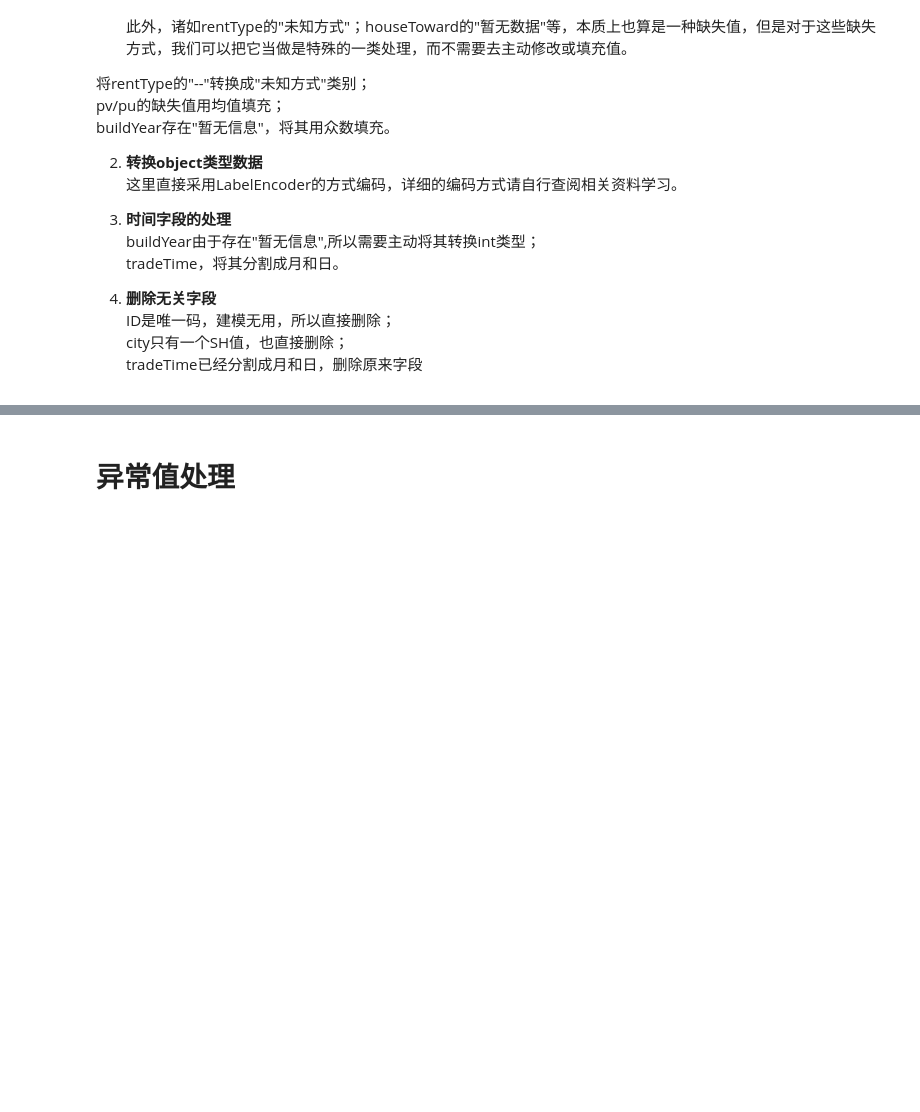
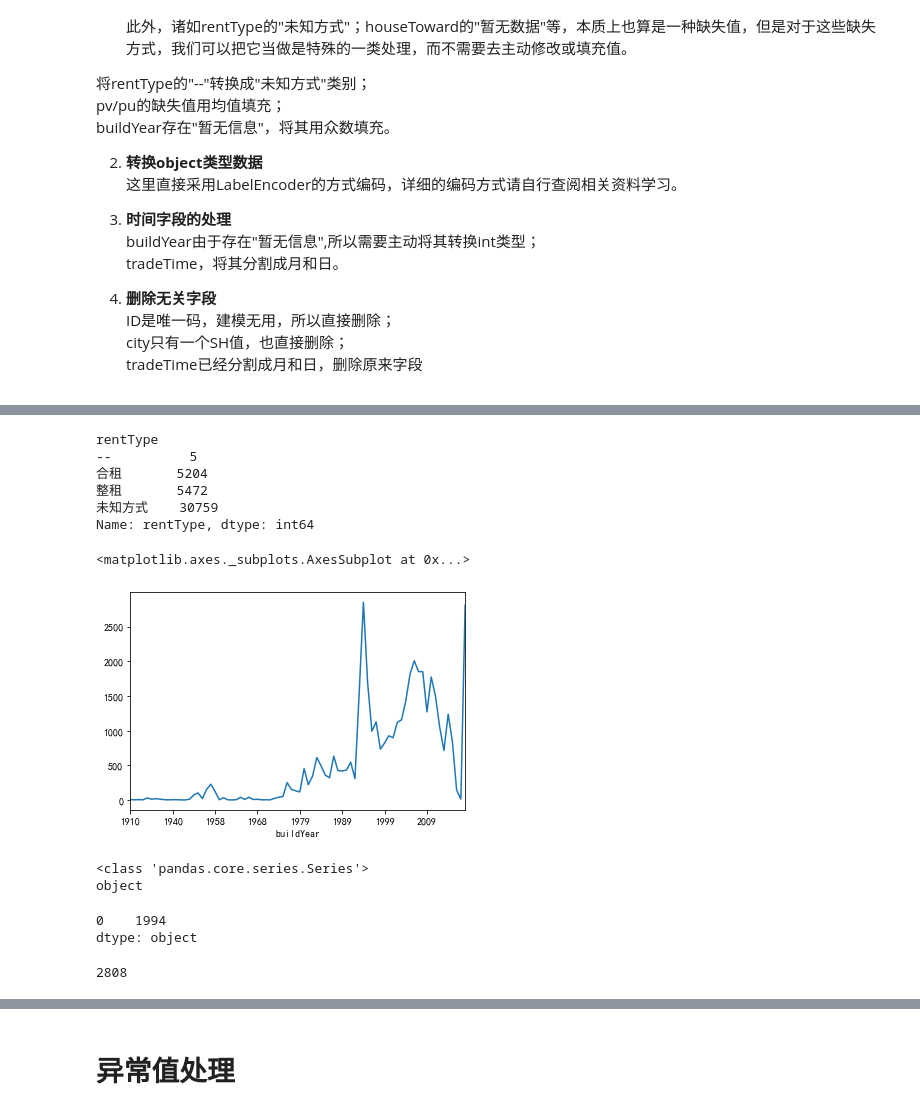
Before and after one commit to nickliqian/team-learning, a Jupyter notebook: 数据竞赛（房租预测）/2_数据清洗.ipynb, the cells around one changed output, grey strips where cells are left out. Saved outputs shown, nothing was run; the diff lists cells and outputs as text; code cells hidden in the pictures; blank space fills up the shorter version.

```diff
--- a/数据竞赛（房租预测）/2_数据清洗.ipynb
+++ b/数据竞赛（房租预测）/2_数据清洗.ipynb
@@ -63,10 +64,11 @@ from sklearn.ensemble import IsolationForest
 # %%
 #载入数据
-data_train = pd.read_csv('./train_data.csv')
+data_train = pd.read_csv('数据集/train_data.csv')
 data_train['Type'] = 'Train'
-data_test = pd.read_csv('./test_a.csv')
+data_test = pd.read_csv('数据集/test_a.csv')
 data_test['Type'] = 'Test'
 data_all = pd.concat([data_train, data_test], ignore_index=True)
+data = copy.deepcopy(data_train)
 # %% [markdown]
 ## 主要思路分析
 虽然这步骤是缺失值处理，但还会涉及到一些最最基础的数据处理。
@@ -97,26 +99,40 @@ tradeTime已经分割成月和日，删除原来字段
 # %%
 def preprocessingData(data):
     # 填充缺失值
+    # 有两种缺失值：-- 和 未知方式
+    # 把 -- 转换为 未知方式 然后使用 labelEncoder 编码
     data['rentType'][data['rentType'] == '--'] = '未知方式'
 
     # 转换object类型数据
     columns = ['rentType','communityName','houseType', 'houseFloor', 'houseToward', 'houseDecoration',  'region', 'plate']
 
     for feature in columns:
-        data[feature] = LabelEncoder().fit_transform(data[feature])
+        le = LabelEncoder()
+        data[feature] = le.fit_transform(data[feature])
+        print(le.classes_)
 
     # 将buildYear列转换为整型数据
+    # 缺失值是 暂无信息
+    # 取非缺失值，计算buildYear的众数： 1994
+    # buildYearmean.iloc[0, 0] 是取这个serise的值
     buildYearmean = pd.DataFrame(data[data['buildYear'] != '暂无信息']['buildYear'].mode())
+    # data[data['buildYear'] != '暂无信息']['buildYear'] 这种方式也可以赋值
     data.loc[data[data['buildYear'] == '暂无信息'].index, 'buildYear'] = buildYearmean.iloc[0, 0]
+    # 改变buildYear类型 buildYear最开始是object类型，现在需要转换为int类型
     data['buildYear'] = data['buildYear'].astype('int')
 
     # 处理pv和uv的空值
+    # 使用平均值填充
     data['pv'].fillna(data['pv'].mean(), inplace=True)
     data['uv'].fillna(data['uv'].mean(), inplace=True)
+    # pv和uv是float类型，根据实际经验这里转为int类型
     data['pv'] = data['pv'].astype('int')
     data['uv'] = data['uv'].astype('int')
 
-    # 分割交易时间
+    # 分割交易时间tradeTime
+    # 没有缺失值，可以直接处理
+    # 全部是2008年所以不用分割年
+    # 分割出月和日即可
     def month(x):
         month = int(x.split('/')[1])
         return month
@@ -132,4 +148,7 @@ def preprocessingData(data):
     data.drop('ID', axis=1, inplace=True)
     return data
 
-data_train = preprocessingData(data_train)
+data = copy.deepcopy(data_train)
+data = preprocessingData(data)
+
+data.head()
@@ -135,0 +180,28 @@ data_train = preprocessingData(data_train)
+# %%
+data.groupby("rentType")["rentType"].count()
+# %% [output]
+rentType
+--          5
+合租       5204
+整租       5472
+未知方式    30759
+Name: rentType, dtype: int64
+# %%
+data.groupby("buildYear")["buildYear"].count().plot()
+# %% [output]
+<matplotlib.axes._subplots.AxesSubplot at 0x...>
+[figure, added]
+# %%
+result = data[data['buildYear'] != '暂无信息']['buildYear'].mode()
+print(type(result))
+print(result.dtypes)
+result
+# %% [output]
+<class 'pandas.core.series.Series'>
+object
+0    1994
+dtype: object
+# %%
+data.loc[data['buildYear'] == '暂无信息', 'buildYear'].count()
+# %% [output]
+2808
```
Also changed, not shown: parts of 5 cells of this notebook.
